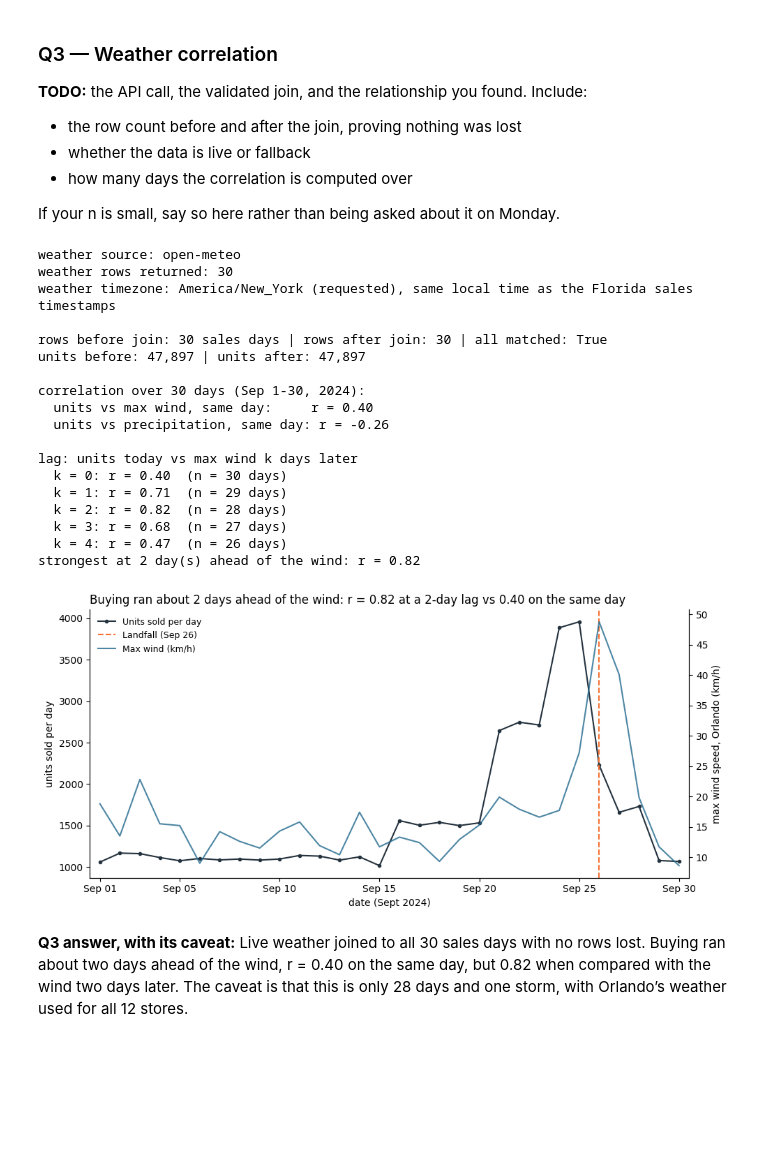
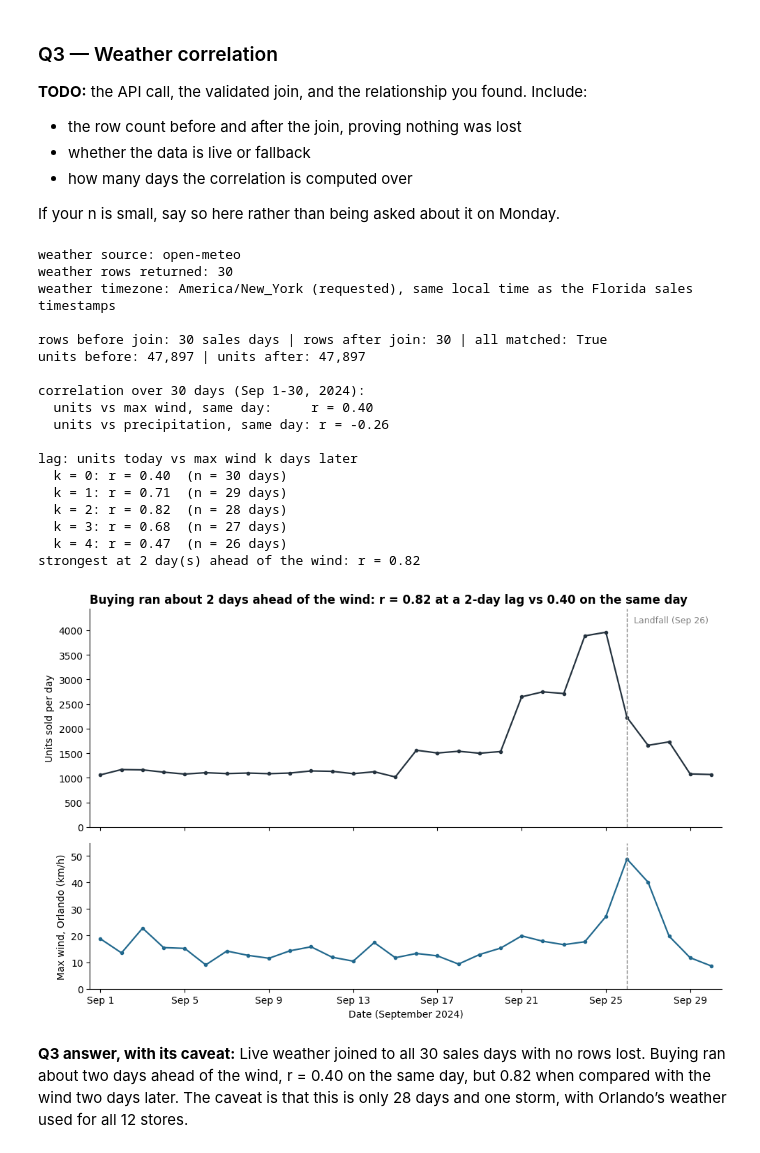
Before and after one commit to karen-tran08/walmart-hurricane-project, a Jupyter notebook: notebooks/06-midterm-walmart/2026-10-30 — Midterm Progress — Lab.ipynb, the cells around one changed output. Cells and saved outputs as stored; diff of their text form; code cells hidden in the pictures; blank space fills up the shorter version.

```diff
--- a/notebooks/06-midterm-walmart/2026-10-30 — Midterm Progress — Lab.ipynb
+++ b/notebooks/06-midterm-walmart/2026-10-30 — Midterm Progress — Lab.ipynb
@@ -341,51 +349,63 @@ lags = {}
 for k in range(0, 5):
     pair = pd.DataFrame({'units': merged['units'], 'wind': merged['windspeed_10m_max'].shift(-k)}).dropna()
     lags[k] = pair['units'].corr(pair['wind'])
     print(f'  k = {k}: r = {lags[k]:.2f}  (n = {len(pair)} days)')
 best_lag = max(lags, key=lags.get)
 print(f'strongest at {best_lag} day(s) ahead of the wind: r = {lags[best_lag]:.2f}')
 
-fig, ax = plt.subplots(figsize=(10, 4.8))
-ax.plot(merged['date'], merged['units'], marker='o', ms=3, color='#24323E', label='Units sold per day')
-ax.axvline(LANDFALL, color='#F67132', ls='--', label='Landfall (Sep 26)')
-ax.set_ylabel('units sold per day')
-ax.set_xlabel('date (Sept 2024)')
-ax2 = ax.twinx()
-ax2.plot(merged['date'], merged['windspeed_10m_max'], color='#21688D', alpha=0.8, label='Max wind (km/h)')
-ax2.set_ylabel('max wind speed, Orlando (km/h)')
+# Two stacked panels on a shared date axis instead of one twin-axis chart
+fig, (ax, ax2) = plt.subplots(2, 1, figsize=(10, 6.4), sharex=True,
+                              gridspec_kw={'height_ratios': [3, 2]})
+
+# Top: units sold
+ax.plot(merged['date'], merged['units'], marker='o', ms=3, lw=1.6, color='#24323E')
+ymax = merged['units'].max() * 1.12            # headroom so labels sit above the data
+ax.set_ylim(0, ymax)
+ax.set_ylabel('Units sold per day')
+ax.text(LANDFALL + pd.Timedelta(hours=8), ymax * 0.97, 'Landfall (Sep 26)',
+        color='gray', fontsize=9, va='top')
+
+# Bottom: max wind
+ax2.plot(merged['date'], merged['windspeed_10m_max'], marker='o', ms=3, lw=1.6, color='#21688D')
+ax2.set_ylim(0, merged['windspeed_10m_max'].max() * 1.12)
+ax2.set_ylabel('Max wind, Orlando (km/h)')
+ax2.set_xlabel('Date (September 2024)')
+
+for a in (ax, ax2):
+    a.axvline(LANDFALL, ls='--', color='gray', lw=1)
+    a.spines['top'].set_visible(False)
+    a.spines['right'].set_visible(False)
+
 ax.set_title(f'Buying ran about {best_lag} days ahead of the wind: '
              f'r = {lags[best_lag]:.2f} at a {best_lag}-day lag vs {r_same_day:.2f} on the same day',
-             loc='left', fontsize=12)
-h1, l1 = ax.get_legend_handles_labels()
-h2, l2 = ax2.get_legend_handles_labels()
-ax.legend(h1 + h2, l1 + l2, loc='upper left', frameon=False, fontsize=9)
-ax.xaxis.set_major_locator(mdates.DayLocator(bymonthday=[1, 5, 10, 15, 20, 25, 30]))
-ax.xaxis.set_major_formatter(mdates.DateFormatter('%b %d'))
-ax.set_xlim(pd.Timestamp('2024-08-31 12:00'), pd.Timestamp('2024-09-30 12:00'))
-for a in (ax, ax2):
-    a.spines['top'].set_visible(False)
+             loc='left', fontsize=12, fontweight='bold')
+
+# Readable ticks: "Sep 1, Sep 5, ..." to match the other charts
+ax2.xaxis.set_major_locator(mdates.DayLocator(bymonthday=[1, 5, 9, 13, 17, 21, 25, 29]))
+ax2.xaxis.set_major_formatter(mdates.DateFormatter('%b %-d'))
+ax2.set_xlim(pd.Timestamp('2024-08-31 12:00'), pd.Timestamp('2024-09-30 12:00'))
 plt.tight_layout()
 plt.show()
 # %% [output]
 weather source: open-meteo
 weather rows returned: 30
 weather timezone: America/New_York (requested), same local time as the Florida sales timestamps
 
 rows before join: 30 sales days | rows after join: 30 | all matched: True
 units before: 47,897 | units after: 47,897
 
 correlation over 30 days (Sep 1-30, 2024):
   units vs max wind, same day:     r = 0.40
   units vs precipitation, same day: r = -0.26
 
 lag: units today vs max wind k days later
   k = 0: r = 0.40  (n = 30 days)
   k = 1: r = 0.71  (n = 29 days)
   k = 2: r = 0.82  (n = 28 days)
   k = 3: r = 0.68  (n = 27 days)
   k = 4: r = 0.47  (n = 26 days)
 strongest at 2 day(s) ahead of the wind: r = 0.82
-[figure, old version]
+[figure, new version]
 # %% [markdown]
 **Q3 answer, with its caveat:** Live weather joined to all 30 sales days with no rows lost. Buying ran about two days ahead of the wind, r = 0.40 on the same day, but 0.82 when compared with the wind two days later. The caveat is that this is only 28 days and one storm, with Orlando’s weather used for all 12 stores.
 # %% [markdown]
```
Also changed, not shown: parts of 1 cell of this notebook.
